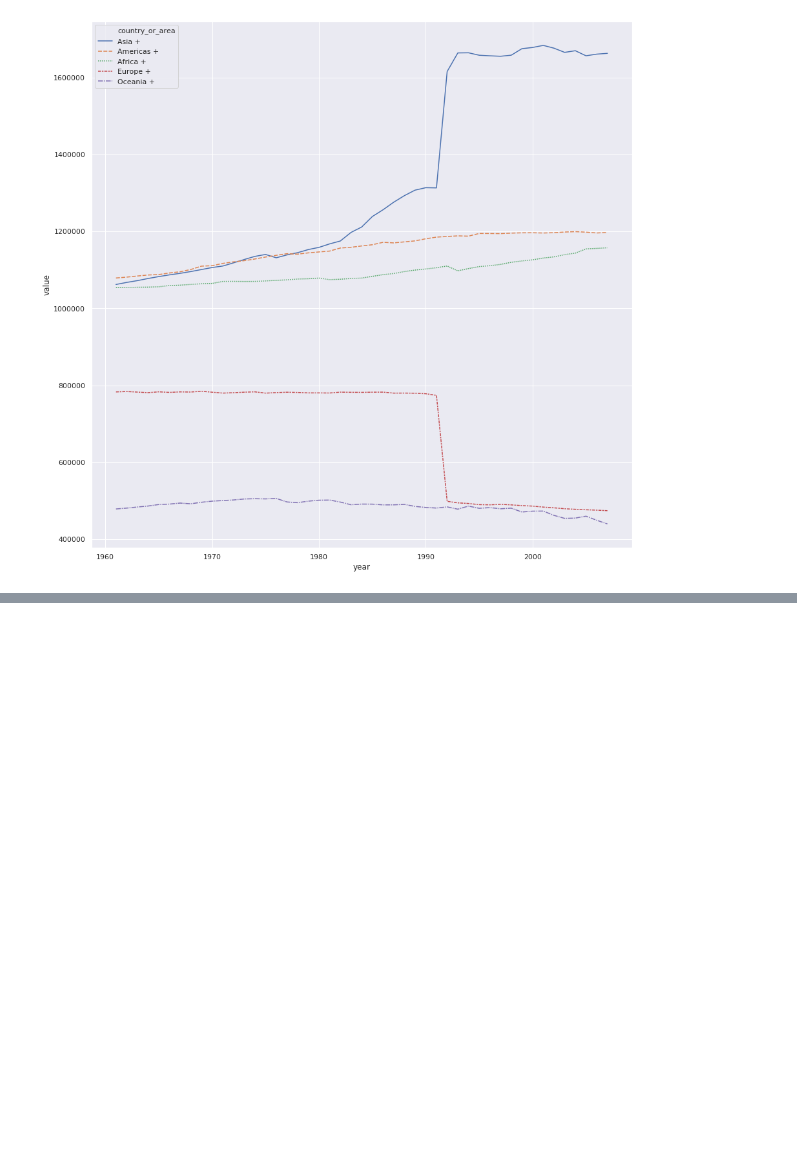
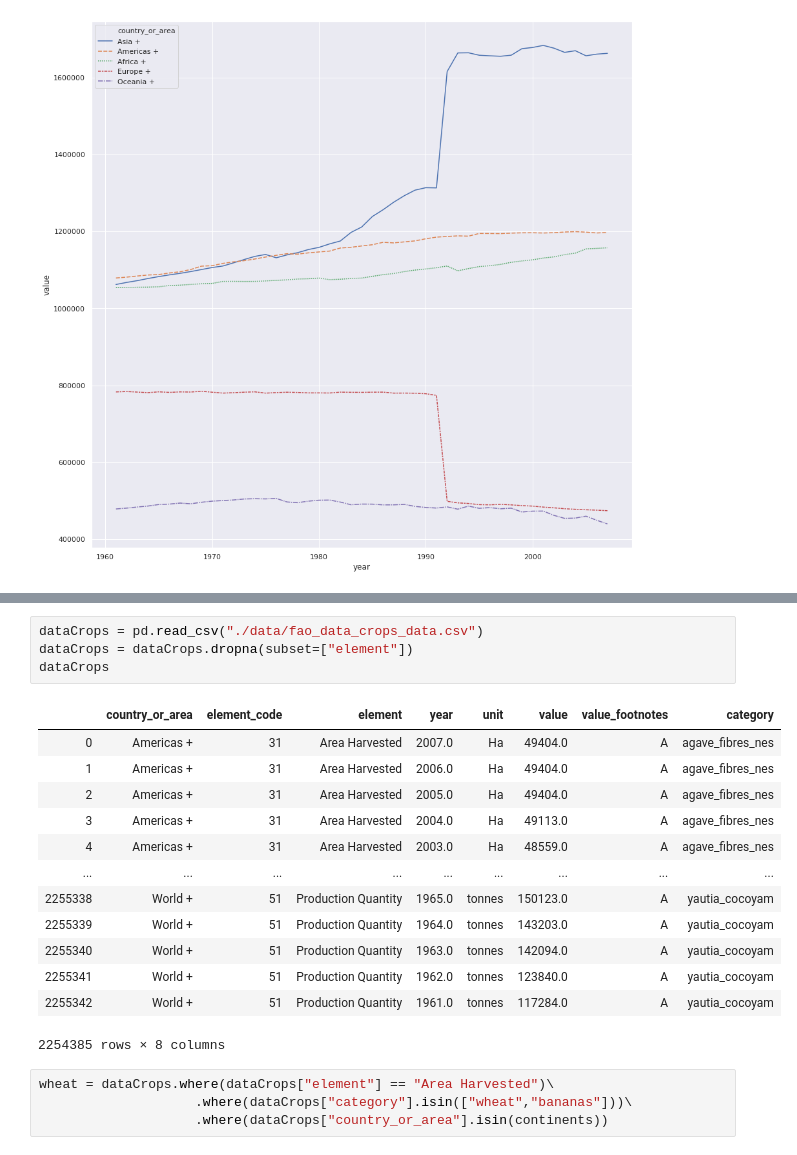
Before and after one commit to shivz7/ADA, a Jupyter notebook: agricultural_growth_emissions.ipynb, the cells around one changed output, grey strips where cells are left out. Cells and saved outputs as stored; diff of their text form; blank space fills up the shorter version.

```diff
--- a/agricultural_growth_emissions.ipynb
+++ b/agricultural_growth_emissions.ipynb
@@ -82,0 +135,22 @@ fg.show()
+# %%
+dataCrops = pd.read_csv("./data/fao_data_crops_data.csv")
+dataCrops = dataCrops.dropna(subset=["element"])
+dataCrops
+# %% [output]
+|  | country_or_area | element_code | element | year | unit | value | value_footnotes | category |
+| 0 | Americas + | 31 | Area Harvested | 2007.0 | Ha | 49404.0 | A | agave_fibres_nes |
+| 1 | Americas + | 31 | Area Harvested | 2006.0 | Ha | 49404.0 | A | agave_fibres_nes |
+| 2 | Americas + | 31 | Area Harvested | 2005.0 | Ha | 49404.0 | A | agave_fibres_nes |
+| 3 | Americas + | 31 | Area Harvested | 2004.0 | Ha | 49113.0 | A | agave_fibres_nes |
+| 4 | Americas + | 31 | Area Harvested | 2003.0 | Ha | 48559.0 | A | agave_fibres_nes |
+| ... | ... | ... | ... | ... | ... | ... | ... | ... |
+| 2255338 | World + | 51 | Production Quantity | 1965.0 | tonnes | 150123.0 | A | yautia_cocoyam |
+| 2255339 | World + | 51 | Production Quantity | 1964.0 | tonnes | 143203.0 | A | yautia_cocoyam |
+| 2255340 | World + | 51 | Production Quantity | 1963.0 | tonnes | 142094.0 | A | yautia_cocoyam |
+| 2255341 | World + | 51 | Production Quantity | 1962.0 | tonnes | 123840.0 | A | yautia_cocoyam |
+| 2255342 | World + | 51 | Production Quantity | 1961.0 | tonnes | 117284.0 | A | yautia_cocoyam |
+2254385 rows × 8 columns
+# %%
+wheat = dataCrops.where(dataCrops["element"] == "Area Harvested")\
+                    .where(dataCrops["category"].isin(["wheat","bananas"]))\
+                    .where(dataCrops["country_or_area"].isin(continents))
```
Also changed, not shown: parts of 16 cells of this notebook, 1 other file.
